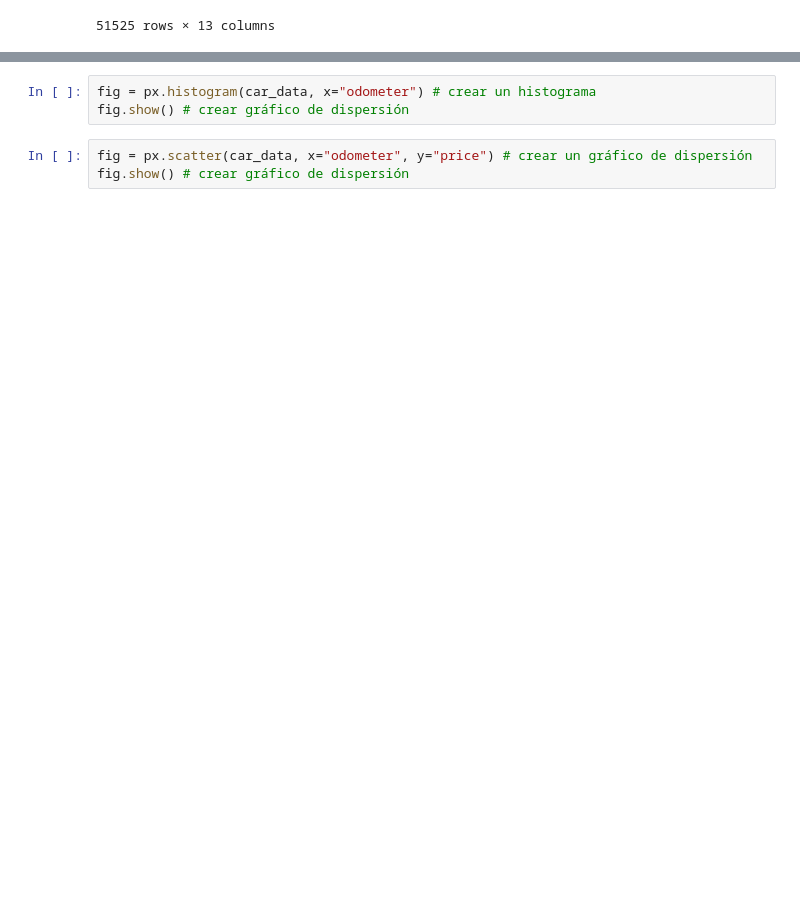
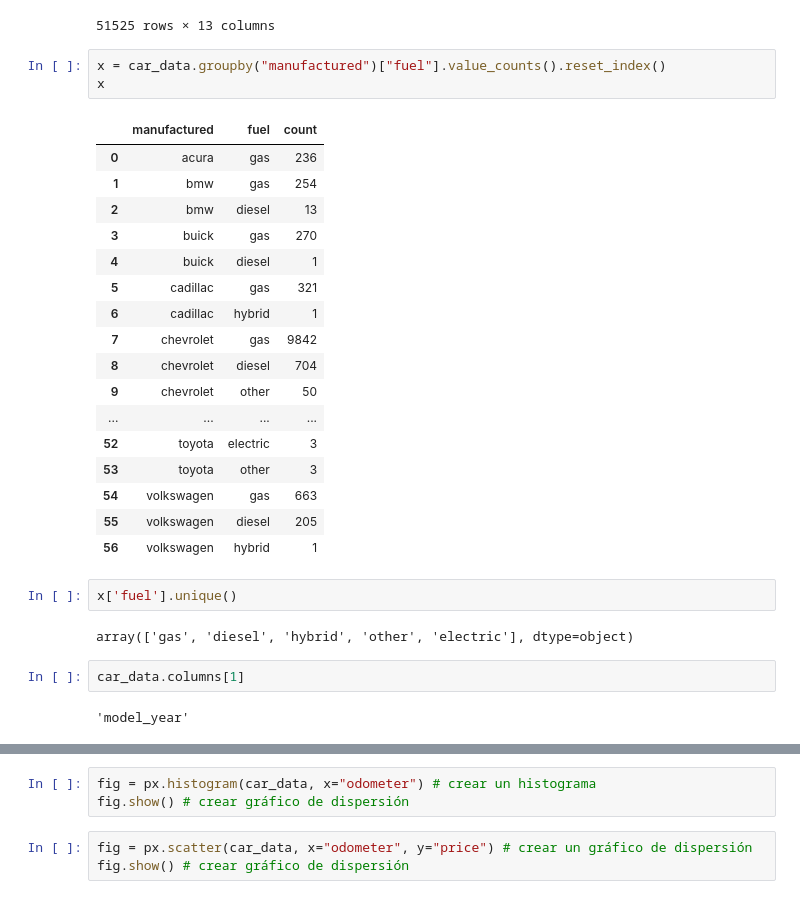
Before and after one commit to RLey98/vehicles_data_viewer_app, a Jupyter notebook: notebooks/EDA.ipynb, the cells around one changed output, grey strips where cells are left out. Cells and saved outputs as stored; diff of their text form; blank space fills up the shorter version.

```diff
--- a/notebooks/EDA.ipynb
+++ b/notebooks/EDA.ipynb
@@ -18,3 +18,32 @@ car_data
 | 51523 | 7455 | 2013.0 | toyota corolla | good | 4.0 | gas | 139573.0 | automatic | sedan | ... |
 | 51524 | 6300 | 2014.0 | nissan altima | good | 4.0 | gas | NaN | automatic | sedan | ... |
 51525 rows × 13 columns
+# %%
+x = car_data.groupby("manufactured")["fuel"].value_counts().reset_index()
+x
+# %% [output]
+|  | manufactured | fuel | count |
+| 0 | acura | gas | 236 |
+| 1 | bmw | gas | 254 |
+| 2 | bmw | diesel | 13 |
+| 3 | buick | gas | 270 |
+| 4 | buick | diesel | 1 |
+| 5 | cadillac | gas | 321 |
+| 6 | cadillac | hybrid | 1 |
+| 7 | chevrolet | gas | 9842 |
+| 8 | chevrolet | diesel | 704 |
+| 9 | chevrolet | other | 50 |
+| ... | ... | ... | ... |
+| 52 | toyota | electric | 3 |
+| 53 | toyota | other | 3 |
+| 54 | volkswagen | gas | 663 |
+| 55 | volkswagen | diesel | 205 |
+| 56 | volkswagen | hybrid | 1 |
+# %%
+x['fuel'].unique()
+# %% [output]
+array(['gas', 'diesel', 'hybrid', 'other', 'electric'], dtype=object)
+# %%
+car_data.columns[1]
+# %% [output]
+'model_year'
```
Also changed, not shown: parts of 5 cells of this notebook, 1 other file.
